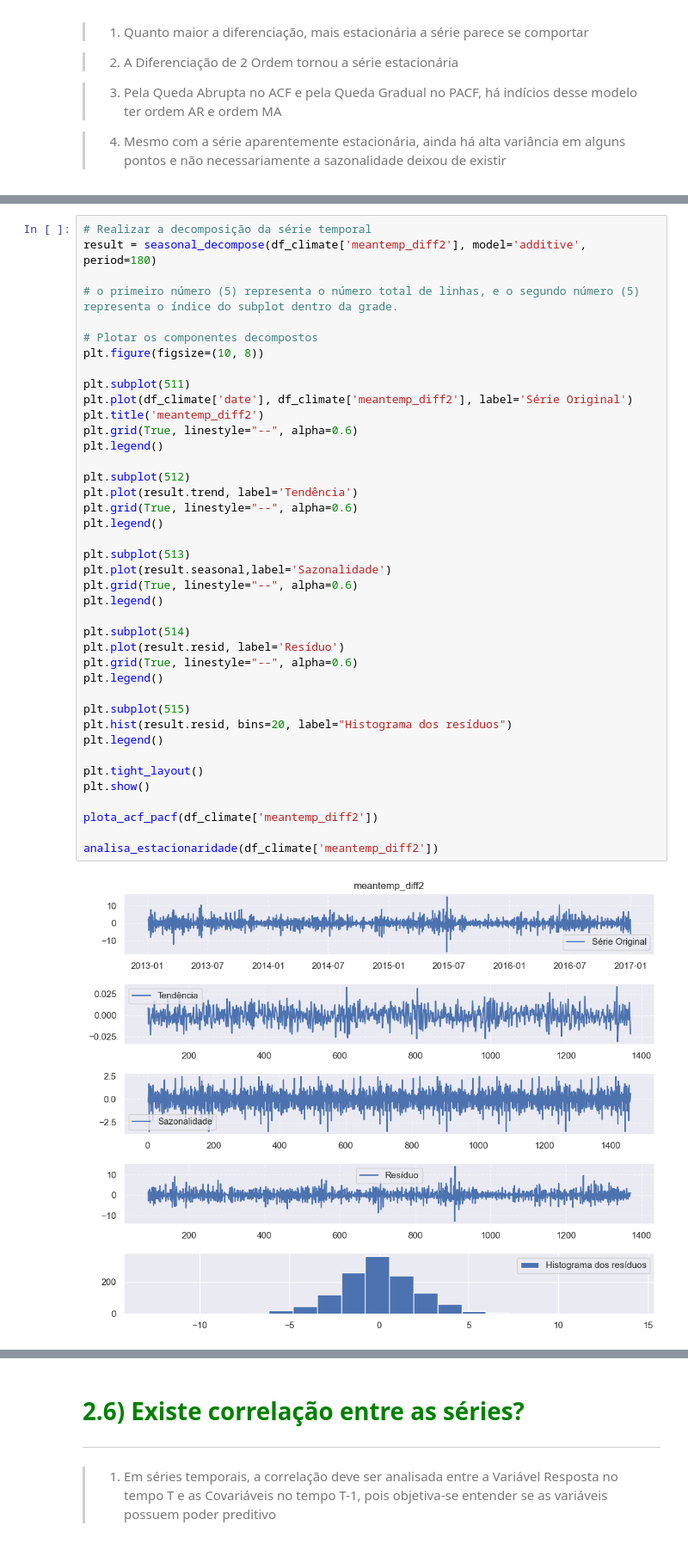
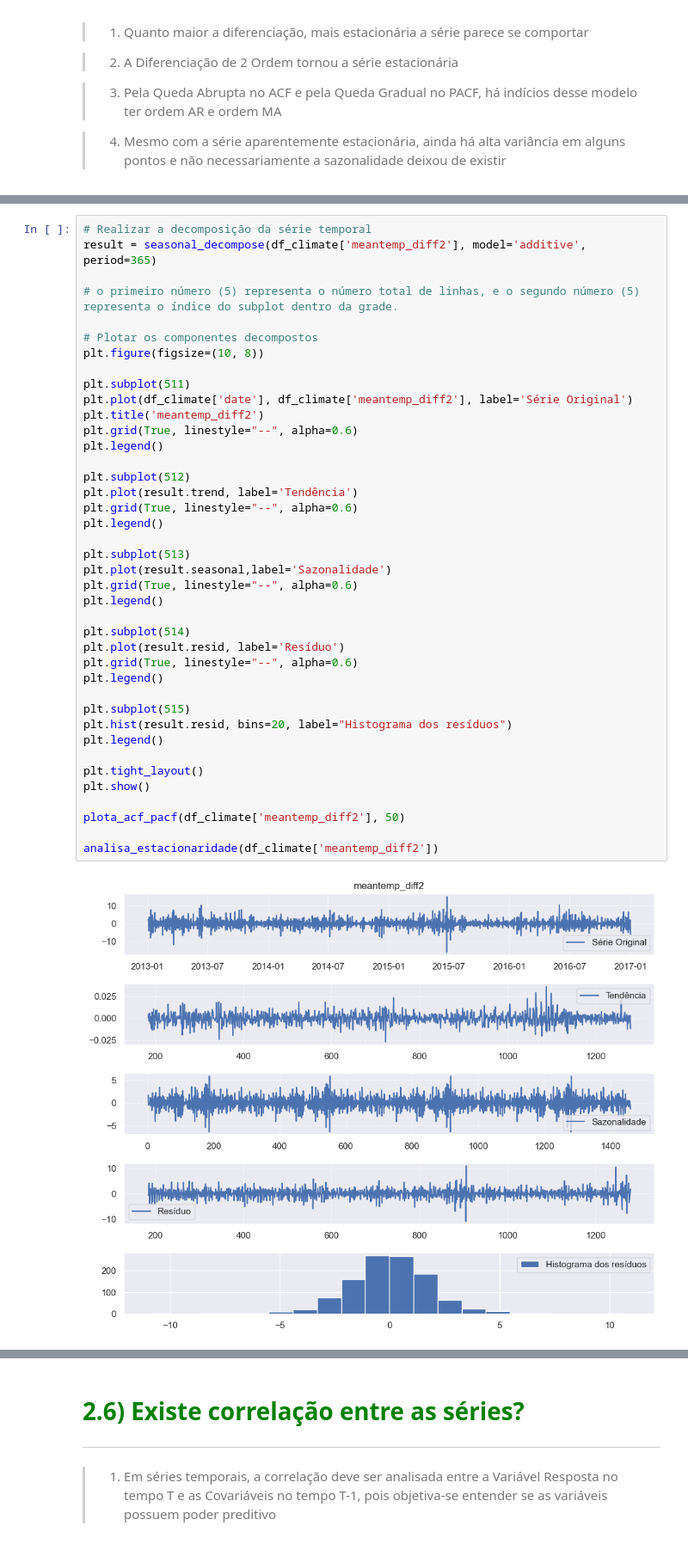
Before and after one commit to leonardovargas10/Modelo_Forecasting_Temperature-, a Jupyter notebook: Modelo_Forecasting.ipynb, the cells around one changed output, grey strips where cells are left out. Shown at 86% size. Drawn from its saved outputs; the diff is of its cells as text.

```diff
--- a/Modelo_Forecasting.ipynb
+++ b/Modelo_Forecasting.ipynb
@@ -591,7 +592,7 @@ p-value: 0.100
 Estacionária com nível de confiança de 95%
 # %%
 # Realizar a decomposição da série temporal
-result = seasonal_decompose(df_climate['meantemp_diff2'], model='additive', period=180)
+result = seasonal_decompose(df_climate['meantemp_diff2'], model='additive', period=365)
 
 # o primeiro número (5) representa o número total de linhas, e o segundo número (5) representa o índice do subplot dentro da grade.
 
@@ -602,35 +603,35 @@ plt.subplot(511)
 plt.plot(df_climate['date'], df_climate['meantemp_diff2'], label='Série Original')
 plt.title('meantemp_diff2')
 plt.grid(True, linestyle="--", alpha=0.6)
 plt.legend()
 
 plt.subplot(512)
 plt.plot(result.trend, label='Tendência')
 plt.grid(True, linestyle="--", alpha=0.6)
 plt.legend()
 
 plt.subplot(513)
 plt.plot(result.seasonal,label='Sazonalidade')
 plt.grid(True, linestyle="--", alpha=0.6)
 plt.legend()
 
 plt.subplot(514)
 plt.plot(result.resid, label='Resíduo')
 plt.grid(True, linestyle="--", alpha=0.6)
 plt.legend()
 
 plt.subplot(515)
 plt.hist(result.resid, bins=20, label="Histograma dos resíduos")
 plt.legend()
 
 plt.tight_layout()
 plt.show()
 
-plota_acf_pacf(df_climate['meantemp_diff2'])
+plota_acf_pacf(df_climate['meantemp_diff2'], 50)
 
 analisa_estacionaridade(df_climate['meantemp_diff2'])
 # %% [output]
-[figure, old version]
+[figure, new version]
 [figure]
 Adfuller
 p-value: 0.000
```
Also changed, not shown: parts of 6 cells of this notebook.
